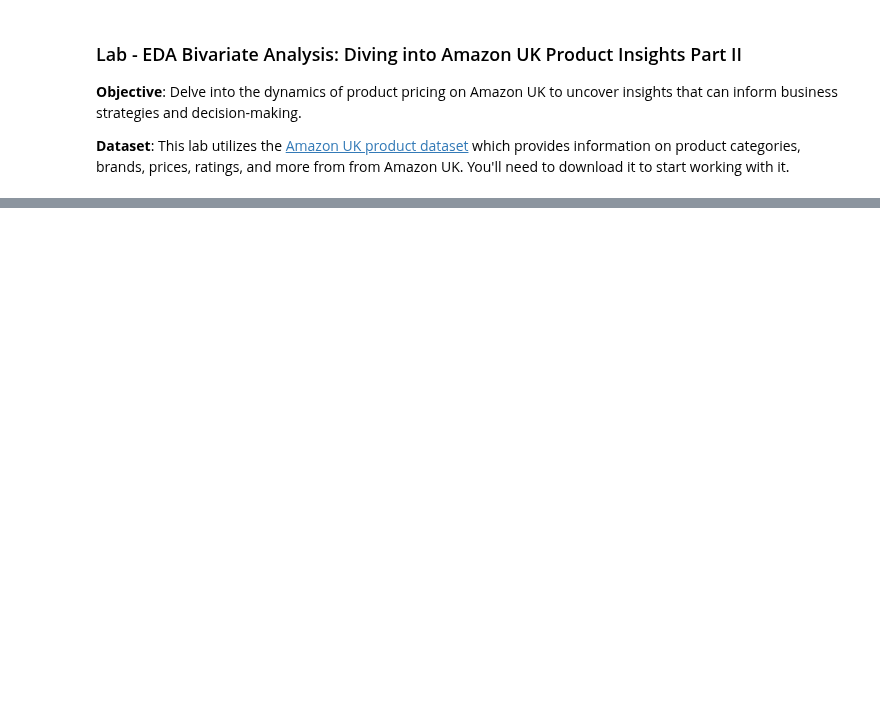
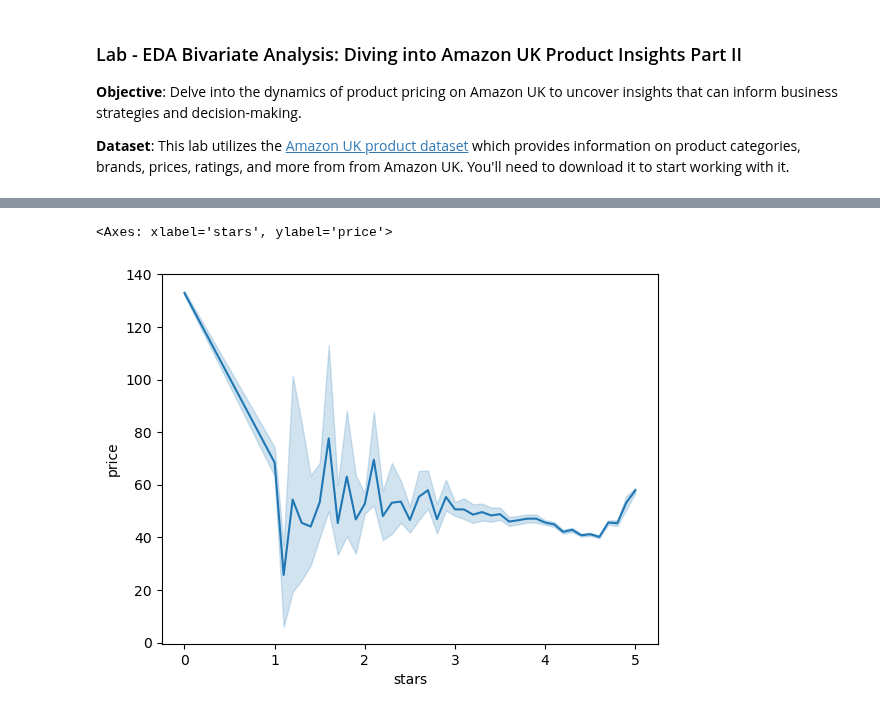
Before and after one commit to Federicosz/lab-eda-bivariate, a Jupyter notebook: FSZ_Solution.ipynb, the cells around one changed output, grey strips where cells are left out. Cells and saved outputs as stored; diff of their text form; code cells hidden in the pictures; blank space fills up the shorter version.

```diff
--- a/FSZ_Solution.ipynb
+++ b/FSZ_Solution.ipynb
@@ -127,0 +129,2 @@ sns.catplot(data=top20,x='category',y='price',kind='violin')
+# %%
+amz_out=amz.loc[~amz['price'].isin(tukeys_test_outliers(amz['price']))]
@@ -160,0 +199,5 @@ sns.catplot(data=top10,x='category',y='stars',kind='box')
+# %%
+sns.lineplot(data=amz_out,x='stars',y='price')
+# %% [output]
+<Axes: xlabel='stars', ylabel='price'>
+[figure, added]
```
Also changed, not shown: parts of 40 cells of this notebook.
